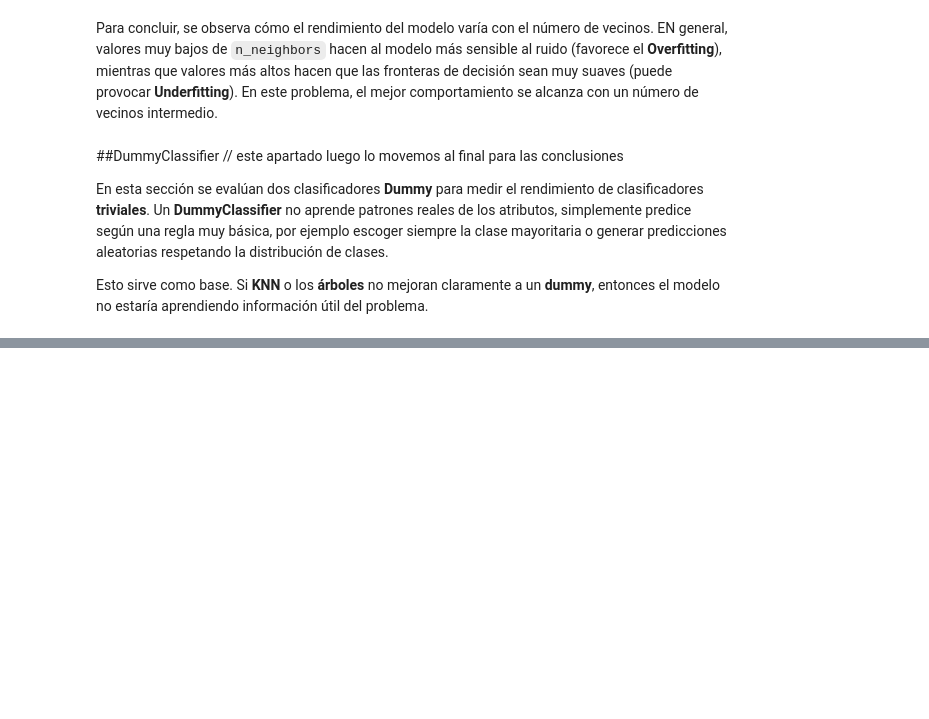
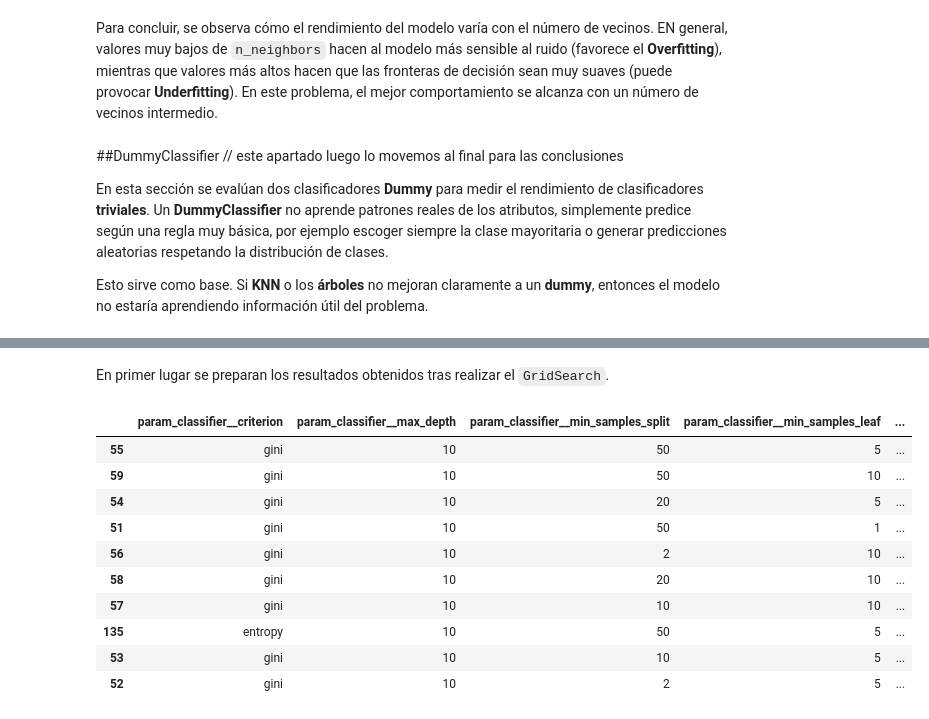
Before and after one commit to 100522401/P1_AA_100522396_100522401, a Jupyter notebook: notebooks/Cuaderno.ipynb, the cells around one changed output, grey strips where cells are left out. Drawn from its saved outputs; the diff is of its cells as text; code cells hidden in the pictures; blank space fills up the shorter version.

```diff
--- a/notebooks/Cuaderno.ipynb
+++ b/notebooks/Cuaderno.ipynb
@@ -913,0 +974,30 @@ plt.show()
+# %% [markdown]
+En primer lugar se preparan los resultados obtenidos tras realizar el `GridSearch`.
+# %%
+results_tree = pd.DataFrame(grid_tree.cv_results_)
+
+results_tree_plot = results_tree[[
+    "param_classifier__criterion",
+    "param_classifier__max_depth",
+    "param_classifier__min_samples_split",
+    "param_classifier__min_samples_leaf",
+    "mean_test_score",
+    "std_test_score",
+    "mean_fit_time",
+    "rank_test_score"
+]].copy()
+
+results_tree_plot = results_tree_plot.sort_values("mean_test_score", ascending=False)
+display(results_tree_plot.head(10))
+# %% [output]
+|  | param_classifier__criterion | param_classifier__max_depth | param_classifier__min_samples_split | param_classifier__min_samples_leaf | ... |
+| 55 | gini | 10 | 50 | 5 | ... |
+| 59 | gini | 10 | 50 | 10 | ... |
+| 54 | gini | 10 | 20 | 5 | ... |
+| 51 | gini | 10 | 50 | 1 | ... |
+| 56 | gini | 10 | 2 | 10 | ... |
+| 58 | gini | 10 | 20 | 10 | ... |
+| 57 | gini | 10 | 10 | 10 | ... |
+| 135 | entropy | 10 | 50 | 5 | ... |
+| 53 | gini | 10 | 10 | 5 | ... |
+| 52 | gini | 10 | 2 | 5 | ... |
```
Also changed, not shown: parts of 20 cells of this notebook.
